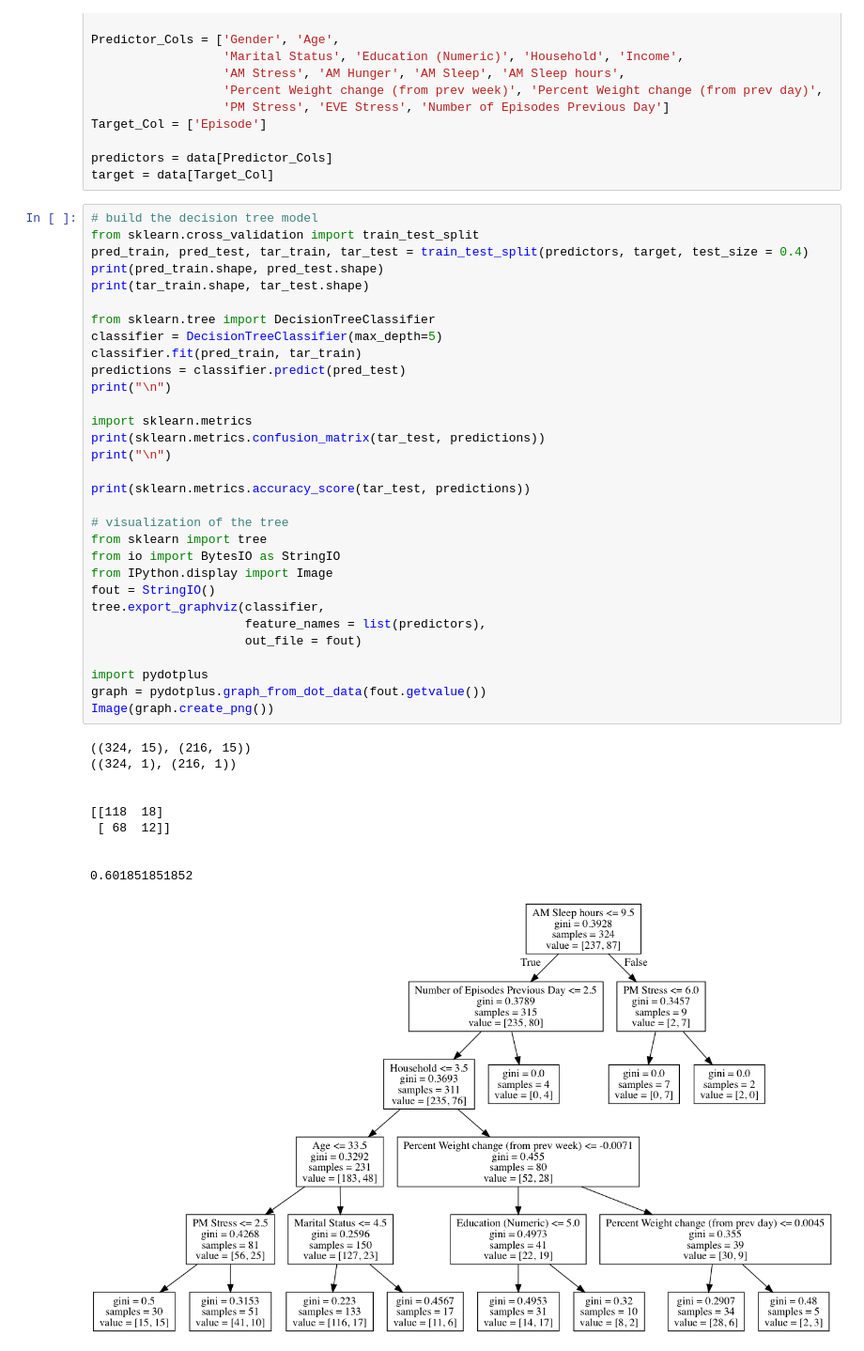
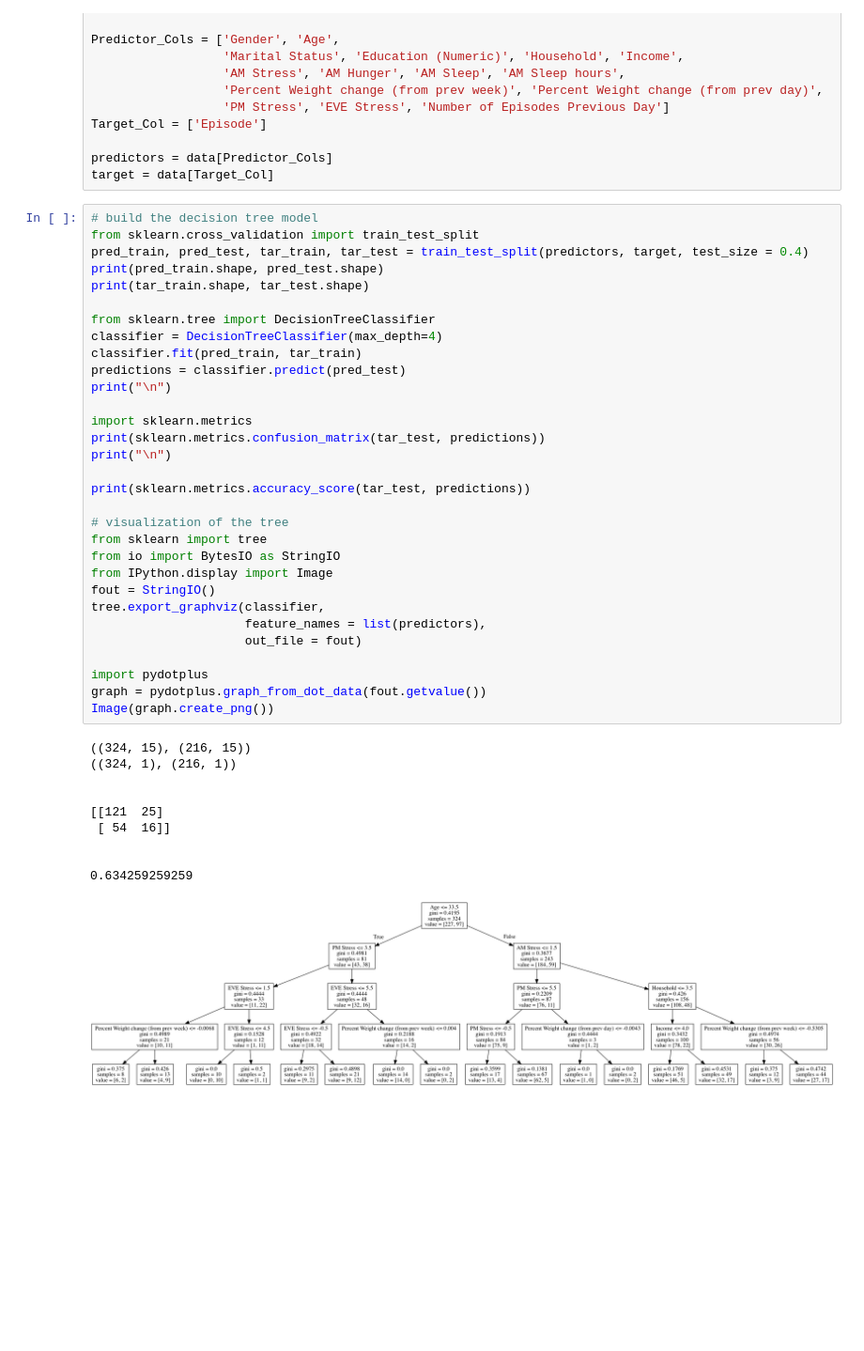
Before and after one commit to khangvtran/REU_2017_Repo, a Jupyter notebook: Source_Code/Decision_Tree.ipynb, the cells around one changed output. Shown: that part at 94% size. Drawn from its saved outputs; the diff is of its cells as text; blank space fills up the shorter version.

```diff
--- a/Source_Code/Decision_Tree.ipynb
+++ b/Source_Code/Decision_Tree.ipynb
@@ -42,37 +42,37 @@ print(pred_train.shape, pred_test.shape)
 print(tar_train.shape, tar_test.shape)
 
 from sklearn.tree import DecisionTreeClassifier
-classifier = DecisionTreeClassifier(max_depth=5)
+classifier = DecisionTreeClassifier(max_depth=4)
 classifier.fit(pred_train, tar_train)
 predictions = classifier.predict(pred_test)
 print("\n")
 
 import sklearn.metrics
 print(sklearn.metrics.confusion_matrix(tar_test, predictions))
 print("\n")
 
 print(sklearn.metrics.accuracy_score(tar_test, predictions))
 
 # visualization of the tree
 from sklearn import tree
 from io import BytesIO as StringIO
 from IPython.display import Image
 fout = StringIO()
 tree.export_graphviz(classifier,
                      feature_names = list(predictors),
                      out_file = fout)
 
 import pydotplus
 graph = pydotplus.graph_from_dot_data(fout.getvalue())
 Image(graph.create_png())
 # %% [output]
 ((324, 15), (216, 15))
 ((324, 1), (216, 1))
 
 
-[[118  18]
- [ 68  12]]
+[[121  25]
+ [ 54  16]]
 
 
-0.601851851852
+0.634259259259
-[figure, old version]
+[figure, new version]
```
Also changed, not shown: 1 other file.
